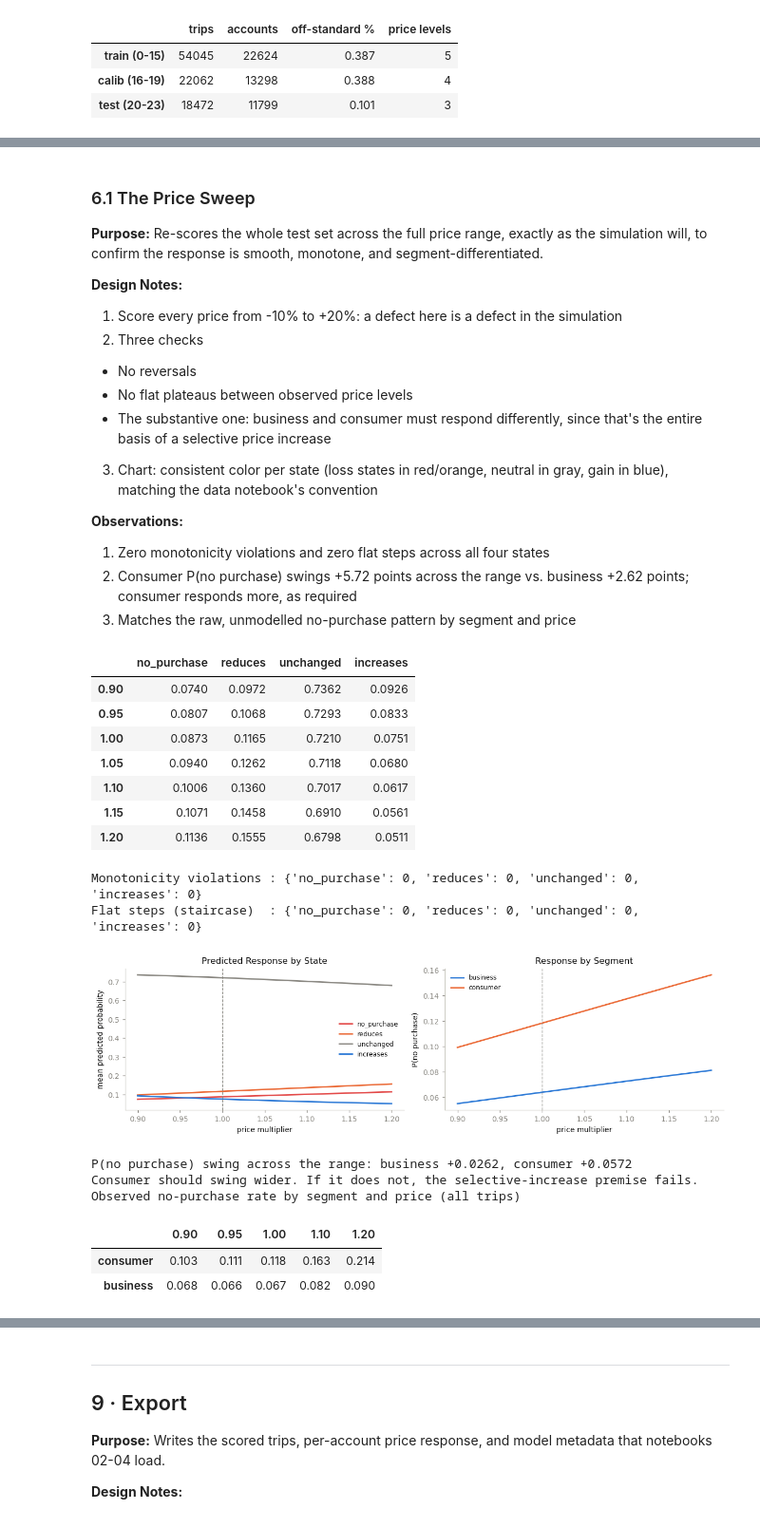
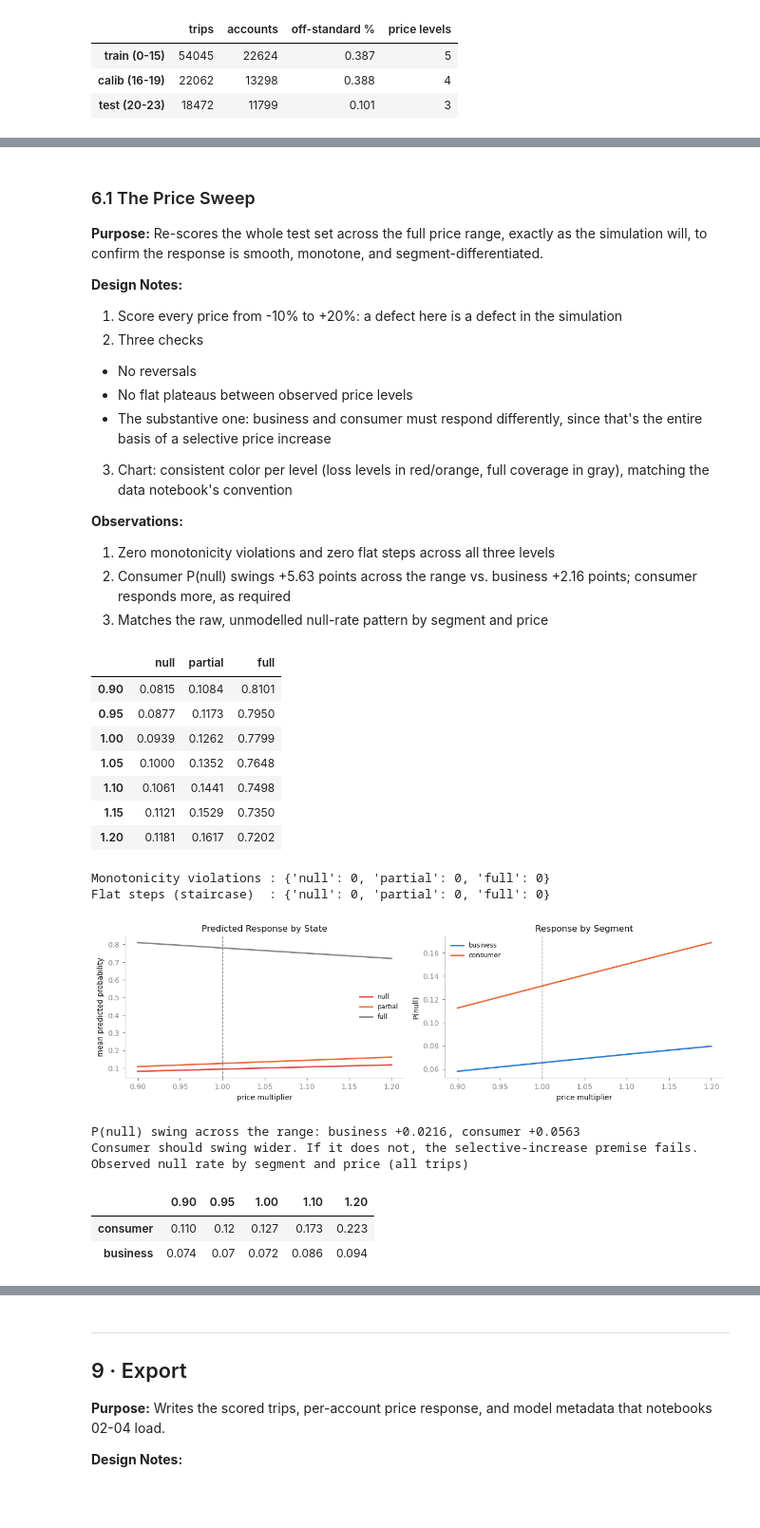
Before and after one commit to paforsey/data-science-portfolio, a Jupyter notebook: case-studies/international-roaming/international_roaming.ipynb, the cells around one changed output, grey strips where cells are left out. Shown at 95% size. Drawn from its saved outputs; the diff is of its cells as text; code cells hidden in the pictures.

```diff
--- a/case-studies/international-roaming/international_roaming.ipynb
+++ b/case-studies/international-roaming/international_roaming.ipynb
@@ -611,8 +618,8 @@ $$\eta_c = \log P^{(1)}_c + \beta_c \cdot \ell + \gamma_c \cdot \ell \cdot \text
 # %%
 # Fit Stage 2
-FIT_CLASSES = ['no_purchase', 'reduces', 'increases']
+FIT_CLASSES = ['null', 'partial']
 TERMS = ['log_price', 'lp_x_business', 'lp_x_party']
-SIGN = {'no_purchase': +1, 'reduces': +1, 'increases': -1}
+SIGN = {'null': +1, 'partial': +1}
 
 def price_design(df, mult = None):
     lp = np.log(float(mult)) * np.ones(len(df)) if mult is not None \
@@ -651,7 +658,7 @@ B = res.x.reshape(len(FIT_CLASSES), len(TERMS))
 
 coefs = pd.DataFrame(B, index=FIT_CLASSES, columns = TERMS).round(3)
 print(f'converged: {res.success}   NLL: {res.fun:.4f}')
-print("Stage-2 price coefficients (relative to 'unchanged')")
+print("Stage-2 price coefficients (relative to 'full')")
 display(coefs)
 
 print("Benchmark against §4's identified estimates")
@@ -697,7 +704,7 @@ if WORST > 0.01:
         b2 += [(0, 0), (0, 0)]
 
     res = minimize(
-        nll, np.zeros(9), args = (logP0_tr, Z_tr, yi[tr]),
+        nll, np.zeros(len(FIT_CLASSES) * len(TERMS)), args = (logP0_tr, Z_tr, yi[tr]),
         method = 'L-BFGS-B', bounds = b2, options = {'maxiter': 500}
     )
 
@@ -760,17 +763,17 @@ base-rate benchmark    : 0.8792
   - No reversals
   - No flat plateaus between observed price levels
   - The substantive one: business and consumer must respond differently, since that's the entire basis of a selective price increase
-3. Chart: consistent color per state (loss states in red/orange, neutral in gray, gain in blue), matching the data notebook's convention
+3. Chart: consistent color per level (loss levels in red/orange, full coverage in gray), matching the data notebook's convention
 
 **Observations:**
 
-1. Zero monotonicity violations and zero flat steps across all four states
-2. Consumer P(no purchase) swings +5.72 points across the range vs. business +2.62 points; consumer responds more, as required
-3. Matches the raw, unmodelled no-purchase pattern by segment and price
+1. Zero monotonicity violations and zero flat steps across all three levels
+2. Consumer P(null) swings +5.63 points across the range vs. business +2.16 points; consumer responds more, as required
+3. Matches the raw, unmodelled null-rate pattern by segment and price
 # %%
 # Sweep Price Range
 GRID = np.round(np.linspace(0.90, 1.20, 25), 4)  # 25 points, 1.25pp apart, endpoints included exactly
-SWEEP_SIGN = {'no_purchase': +1, 'reduces': +1, 'unchanged': -1, 'increases': -1}
+SWEEP_SIGN = {'null': +1, 'partial': +1, 'full': -1}
 
 sweep = pd.DataFrame(
     [dict(zip(CLASSES, raw_score(X[te], trips[te], m).mean(axis = 0)), price_multiplier = m) for m in GRID]
@@ -783,9 +786,9 @@ flat = {c: int((sweep[c].diff().abs().dropna() < 1e-9).sum()) for c in CLASSES}
 print(f'\nMonotonicity violations : {viol}')
 print(f'Flat steps (staircase)  : {flat}')
 
-i_np = IDX['no_purchase']
+i_np = IDX['null']
 fig, axes = plt.subplots(1, 2, figsize = (11, 3.3))
-for c, col in zip(CLASSES, [RED, ACCENT2, MUTED, ACCENT]):
+for c, col in zip(CLASSES, [RED, ACCENT2, MUTED]):
     axes[0].plot(sweep.index, sweep[c], label = c, color = col, linewidth = 1.8)
 
 axes[0].axvline(1.0, color = MUTED, linestyle = '--', linewidth = 0.9)
@@ -795,54 +798,54 @@ axes[0].set_title('Predicted Response by State')
 axes[0].legend(frameon = False, fontsize = 8)
 
 spans = {}
 for seg, lbl, col in [(1, 'business', ACCENT), (0, 'consumer', ACCENT2)]:
     m = trips[te]['is_business'].to_numpy().astype(int) == seg
     curve = [raw_score(X[te][m], trips[te][m], p)[:, i_np].mean() for p in GRID]
     spans[lbl] = curve[-1] - curve[0]
     axes[1].plot(GRID, curve, color = col, linewidth = 1.8, label = lbl)
 
 axes[1].axvline(1.0, color = MUTED, linestyle = '--', linewidth = 0.9)
 axes[1].set_xlabel('price multiplier')
-axes[1].set_ylabel('P(no purchase)')
+axes[1].set_ylabel('P(null)')
 axes[1].set_title('Response by Segment')
 axes[1].legend(frameon = False, fontsize = 8)
 plt.tight_layout()
 plt.show()
 
 print(
-    f"P(no purchase) swing across the range: business {spans['business']:+.4f}, "
+    f"P(null) swing across the range: business {spans['business']:+.4f}, "
     f"consumer {spans['consumer']:+.4f}"
 )
 
 print('Consumer should swing wider. If it does not, the selective-increase premise fails.')
 
 # The raw data's own answer, for comparison
 raw_cmp = (
-    trips.assign(np_flag = (trips.y == 'no_purchase').astype(float))
+    trips.assign(np_flag = (trips.y == 'null').astype(float))
         .pivot_table(index = 'is_business', columns = 'price_multiplier', values = 'np_flag')
 )
 
 raw_cmp.index = raw_cmp.index.map({False: 'consumer', True: 'business'})
-print('Observed no-purchase rate by segment and price (all trips)')
+print('Observed null rate by segment and price (all trips)')
 display(raw_cmp.round(3).rename_axis(None).rename_axis(None, axis = 1))
 # %% [output]
-|  | no_purchase | reduces | unchanged | increases |
-| 0.90 | 0.0740 | 0.0972 | 0.7362 | 0.0926 |
-| 0.95 | 0.0807 | 0.1068 | 0.7293 | 0.0833 |
-| 1.00 | 0.0873 | 0.1165 | 0.7210 | 0.0751 |
-| 1.05 | 0.0940 | 0.1262 | 0.7118 | 0.0680 |
-| 1.10 | 0.1006 | 0.1360 | 0.7017 | 0.0617 |
-| 1.15 | 0.1071 | 0.1458 | 0.6910 | 0.0561 |
-| 1.20 | 0.1136 | 0.1555 | 0.6798 | 0.0511 |
+|  | null | partial | full |
+| 0.90 | 0.0815 | 0.1084 | 0.8101 |
+| 0.95 | 0.0877 | 0.1173 | 0.7950 |
+| 1.00 | 0.0939 | 0.1262 | 0.7799 |
+| 1.05 | 0.1000 | 0.1352 | 0.7648 |
+| 1.10 | 0.1061 | 0.1441 | 0.7498 |
+| 1.15 | 0.1121 | 0.1529 | 0.7350 |
+| 1.20 | 0.1181 | 0.1617 | 0.7202 |
-Monotonicity violations : {'no_purchase': 0, 'reduces': 0, 'unchanged': 0, 'increases': 0}
-Flat steps (staircase)  : {'no_purchase': 0, 'reduces': 0, 'unchanged': 0, 'increases': 0}
+Monotonicity violations : {'null': 0, 'partial': 0, 'full': 0}
+Flat steps (staircase)  : {'null': 0, 'partial': 0, 'full': 0}
-[figure, old version]
+[figure, new version]
-P(no purchase) swing across the range: business +0.0262, consumer +0.0572
+P(null) swing across the range: business +0.0216, consumer +0.0563
 Consumer should swing wider. If it does not, the selective-increase premise fails.
-Observed no-purchase rate by segment and price (all trips)
+Observed null rate by segment and price (all trips)
 |  | 0.90 | 0.95 | 1.00 | 1.10 | 1.20 |
-| consumer | 0.103 | 0.111 | 0.118 | 0.163 | 0.214 |
-| business | 0.068 | 0.066 | 0.067 | 0.082 | 0.090 |
+| consumer | 0.110 | 0.12 | 0.127 | 0.173 | 0.223 |
+| business | 0.074 | 0.07 | 0.072 | 0.086 | 0.094 |
 # %% [markdown]
 ### 6.2 Regional Price Holdout: the Gate
 
```
Also changed, not shown: parts of 70 cells of this notebook, 19 other files.
